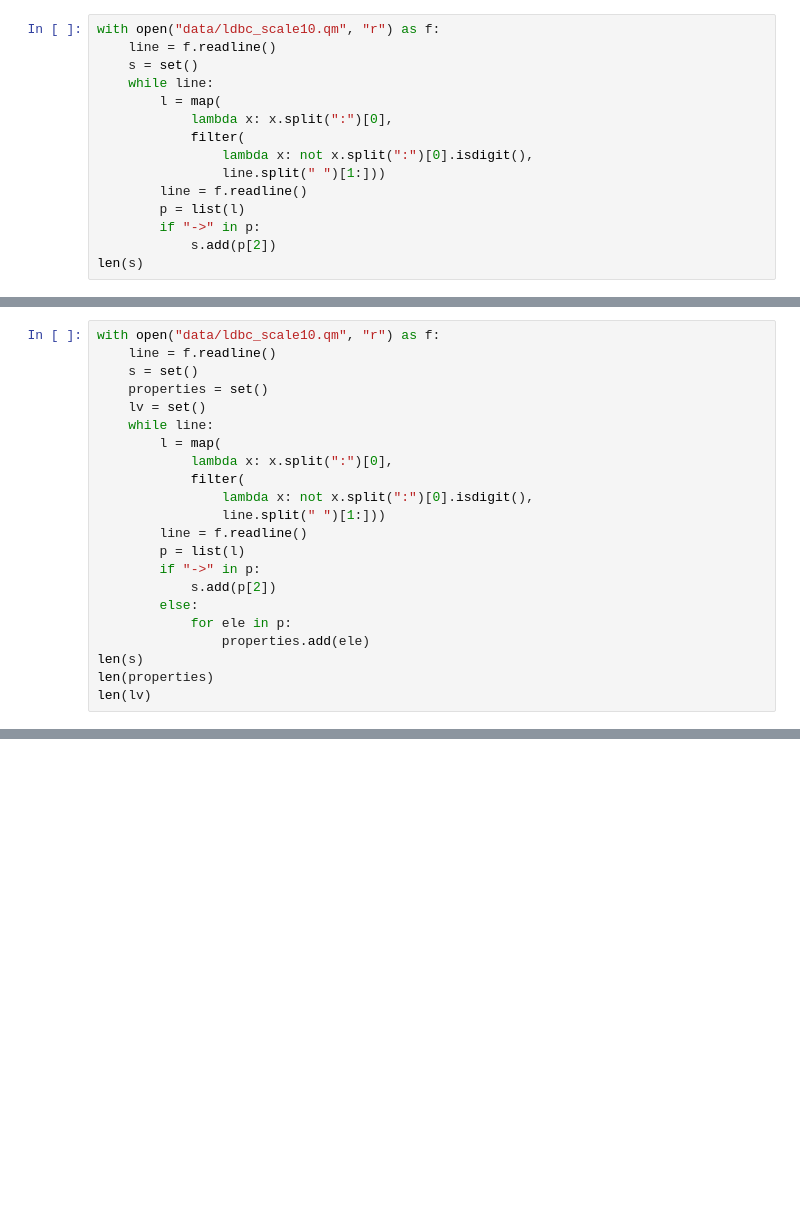
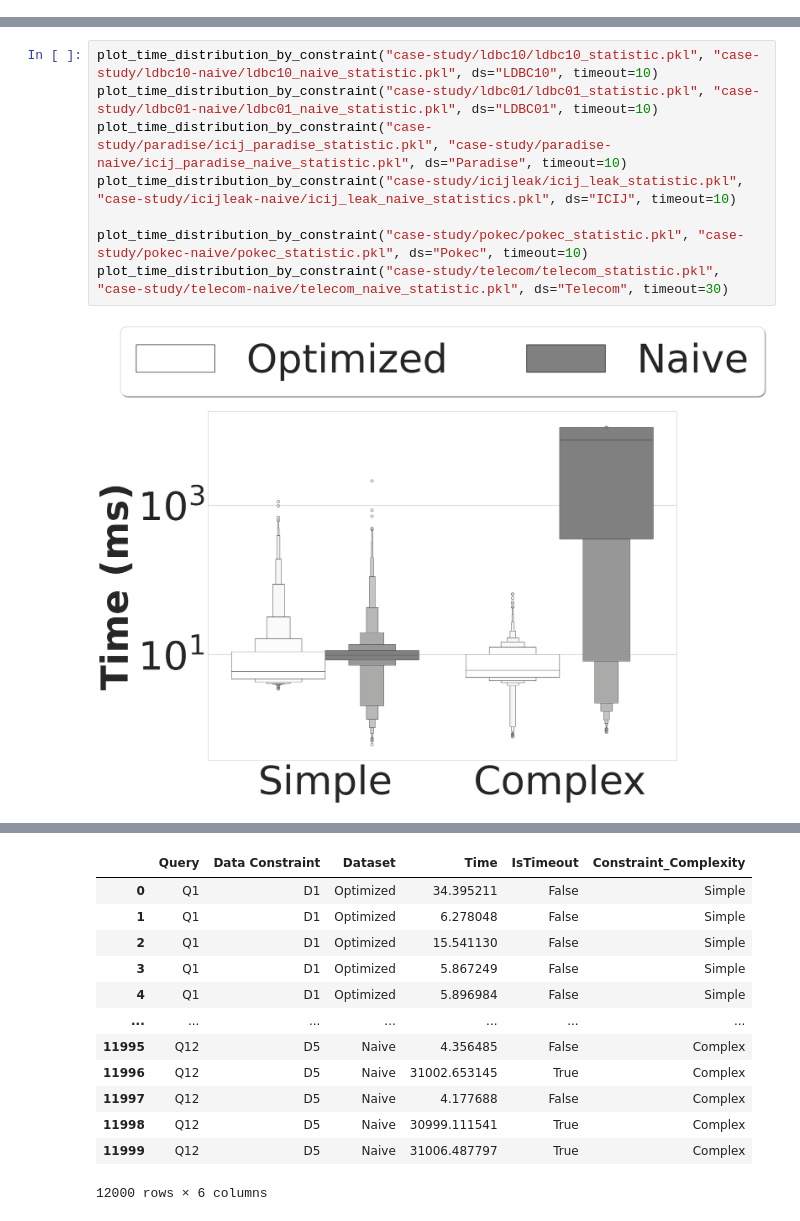
Before and after one commit to Wanshuiquan/MillenniumDB, a Jupyter notebook: evaluation/case-studies.ipynb, the cells around one changed output, grey strips where cells are left out. Saved outputs shown, nothing was run; the diff lists cells and outputs as text; blank space fills up the shorter version.

```diff
--- a/evaluation/case-studies.ipynb
+++ b/evaluation/case-studies.ipynb
@@ -95,15 +0,0 @@ RDPQ Q125 query, the max mem is 475.781 mb, the min mem is (128.4375) mb,the ave
-# %%
-with open("data/ldbc_scale10.qm", "r") as f:
-    line = f.readline()
-    s = set()
-    while line:
-        l = map(
-            lambda x: x.split(":")[0],
-            filter(
-                lambda x: not x.split(":")[0].isdigit(),
-                line.split(" ")[1:]))
-        line = f.readline()
-        p = list(l)
-        if "->" in p:
-            s.add(p[2])
-len(s)
@@ -112,22 +0,0 @@ len(s)
-# %%
-with open("data/ldbc_scale10.qm", "r") as f:
-    line = f.readline()
-    s = set()
-    properties = set()
-    lv = set()
-    while line:
-        l = map(
-            lambda x: x.split(":")[0],
-            filter(
-                lambda x: not x.split(":")[0].isdigit(),
-                line.split(" ")[1:]))
-        line = f.readline()
-        p = list(l)
-        if "->" in p:
-            s.add(p[2])
-        else:
-            for ele in p:
-                properties.add(ele)
-len(s)
-len(properties)
-len(lv)
@@ -143,0 +555,10 @@ dense(178000000, 30000000 )
+# %%
+plot_time_distribution_by_constraint("case-study/ldbc10/ldbc10_statistic.pkl", "case-study/ldbc10-naive/ldbc10_naive_statistic.pkl", ds="LDBC10", timeout=10)
+plot_time_distribution_by_constraint("case-study/ldbc01/ldbc01_statistic.pkl", "case-study/ldbc01-naive/ldbc01_naive_statistic.pkl", ds="LDBC01", timeout=10)
+plot_time_distribution_by_constraint("case-study/paradise/icij_paradise_statistic.pkl", "case-study/paradise-naive/icij_paradise_naive_statistic.pkl", ds="Paradise", timeout=10)
+plot_time_distribution_by_constraint("case-study/icijleak/icij_leak_statistic.pkl", "case-study/icijleak-naive/icij_leak_naive_statistics.pkl", ds="ICIJ", timeout=10)
+
+plot_time_distribution_by_constraint("case-study/pokec/pokec_statistic.pkl", "case-study/pokec-naive/pokec_statistic.pkl", ds="Pokec", timeout=10)
+plot_time_distribution_by_constraint("case-study/telecom/telecom_statistic.pkl", "case-study/telecom-naive/telecom_naive_statistic.pkl", ds="Telecom", timeout=30)
+# %% [output]
+[figure, added]
@@ -143,0 +570,13 @@ dense(178000000, 30000000 )
+|  | Query | Data Constraint | Dataset | Time | IsTimeout | Constraint_Complexity |
+| 0 | Q1 | D1 | Optimized | 34.395211 | False | Simple |
+| 1 | Q1 | D1 | Optimized | 6.278048 | False | Simple |
+| 2 | Q1 | D1 | Optimized | 15.541130 | False | Simple |
+| 3 | Q1 | D1 | Optimized | 5.867249 | False | Simple |
+| 4 | Q1 | D1 | Optimized | 5.896984 | False | Simple |
+| ... | ... | ... | ... | ... | ... | ... |
+| 11995 | Q12 | D5 | Naive | 4.356485 | False | Complex |
+| 11996 | Q12 | D5 | Naive | 31002.653145 | True | Complex |
+| 11997 | Q12 | D5 | Naive | 4.177688 | False | Complex |
+| 11998 | Q12 | D5 | Naive | 30999.111541 | True | Complex |
+| 11999 | Q12 | D5 | Naive | 31006.487797 | True | Complex |
+12000 rows × 6 columns
```
Also changed, not shown: parts of 10 cells of this notebook.
